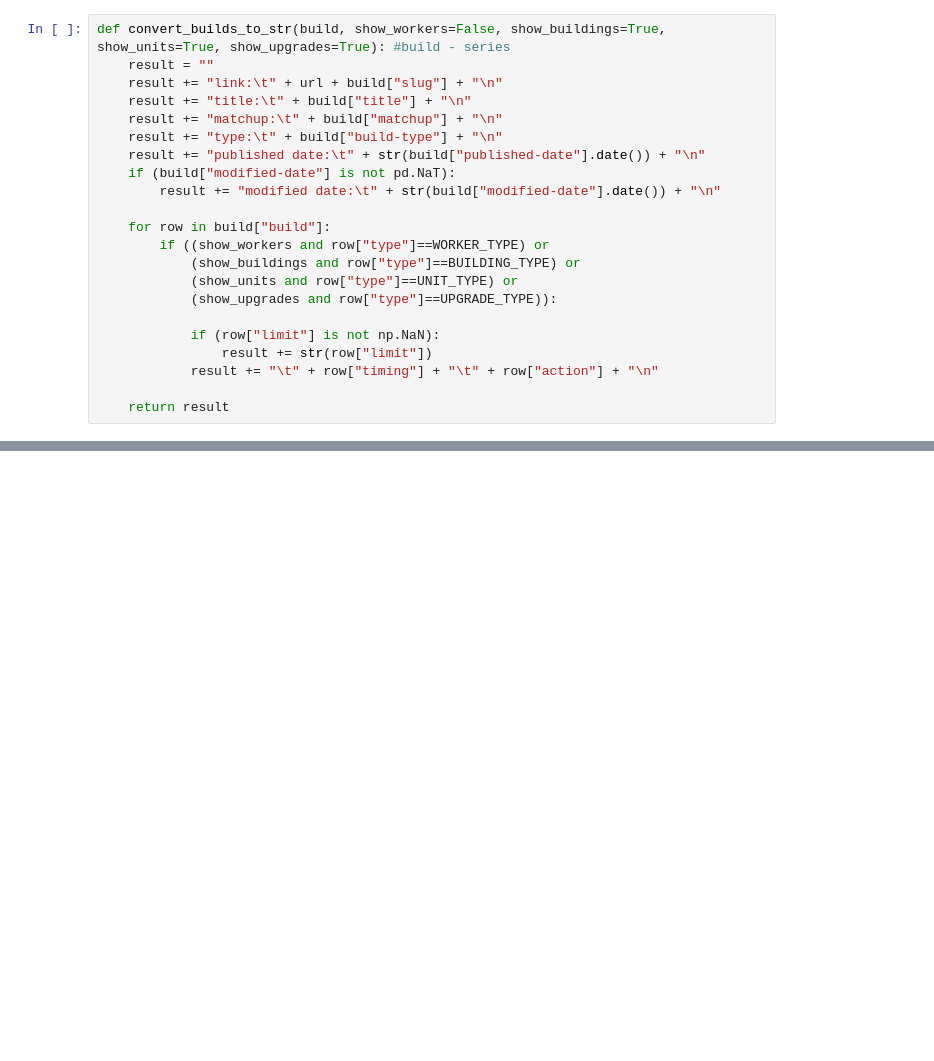
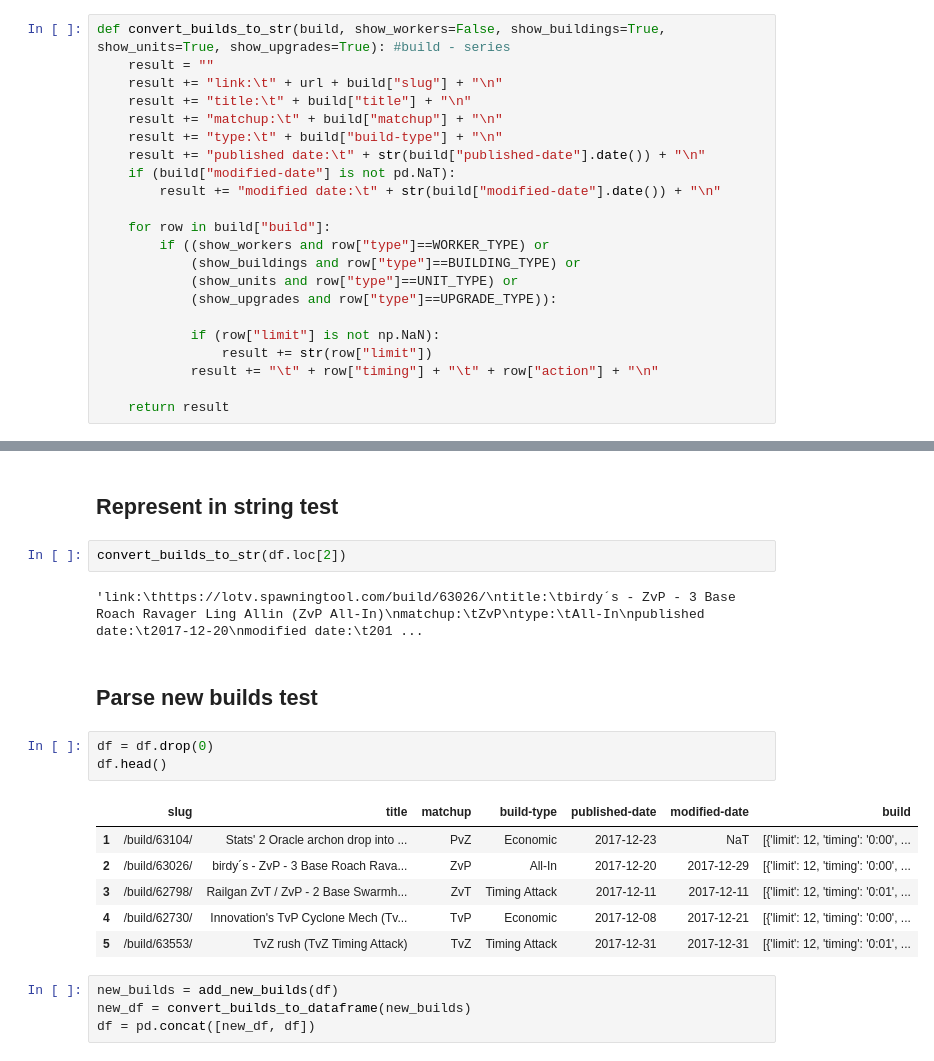
Before and after one commit to ternaryCat/starcraft-spawning_tool-parser, a Jupyter notebook: parser.ipynb, the cells around one changed output, grey strips where cells are left out. Drawn from its saved outputs; the diff is of its cells as text; blank space fills up the shorter version.

Commit message:
add test and fix bugs

```diff
--- a/parser.ipynb
+++ b/parser.ipynb
@@ -289,0 +344,22 @@ def convert_builds_to_str(build, show_workers=False, show_buildings=True, show_u
+# %% [markdown]
+## Represent in string test
+# %%
+convert_builds_to_str(df.loc[2])
+# %% [output]
+'link:\thttps://lotv.spawningtool.com/build/63026/\ntitle:\tbirdy´s - ZvP - 3 Base Roach Ravager Ling Allin (ZvP All-In)\nmatchup:\tZvP\ntype:\tAll-In\npublished date:\t2017-12-20\nmodified date:\t201 ...
+# %% [markdown]
+## Parse new builds test
+# %%
+df = df.drop(0)
+df.head()
+# %% [output]
+|  | slug | title | matchup | build-type | published-date | modified-date | build |
+| 1 | /build/63104/ | Stats' 2 Oracle archon drop into ... | PvZ | Economic | 2017-12-23 | NaT | [{'limit': 12, 'timing': '0:00', ... |
+| 2 | /build/63026/ | birdy´s - ZvP - 3 Base Roach Rava... | ZvP | All-In | 2017-12-20 | 2017-12-29 | [{'limit': 12, 'timing': '0:00', ... |
+| 3 | /build/62798/ | Railgan ZvT / ZvP - 2 Base Swarmh... | ZvT | Timing Attack | 2017-12-11 | 2017-12-11 | [{'limit': 12, 'timing': '0:01', ... |
+| 4 | /build/62730/ | Innovation's TvP Cyclone Mech (Tv... | TvP | Economic | 2017-12-08 | 2017-12-21 | [{'limit': 12, 'timing': '0:00', ... |
+| 5 | /build/63553/ | TvZ rush (TvZ Timing Attack) | TvZ | Timing Attack | 2017-12-31 | 2017-12-31 | [{'limit': 12, 'timing': '0:01', ... |
+# %%
+new_builds = add_new_builds(df)
+new_df = convert_builds_to_dataframe(new_builds)
+df = pd.concat([new_df, df])
```
Also changed, not shown: parts of 17 cells of this notebook.
